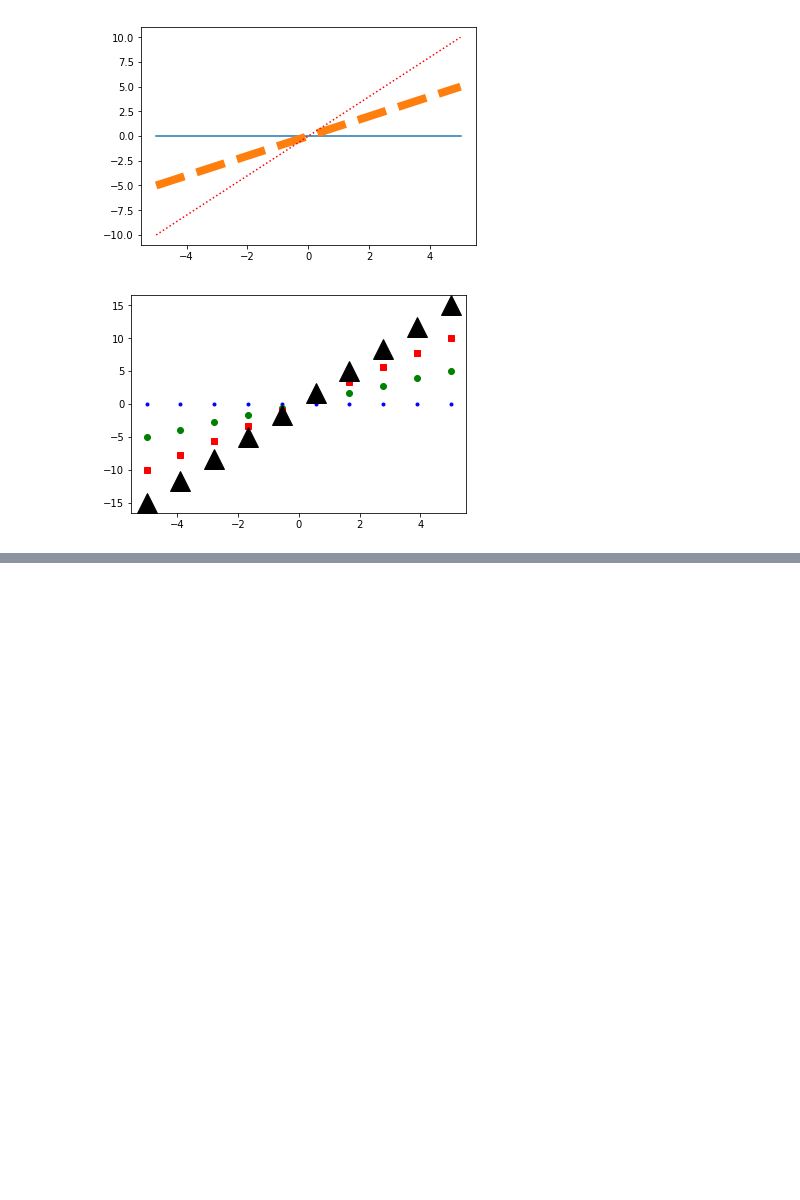
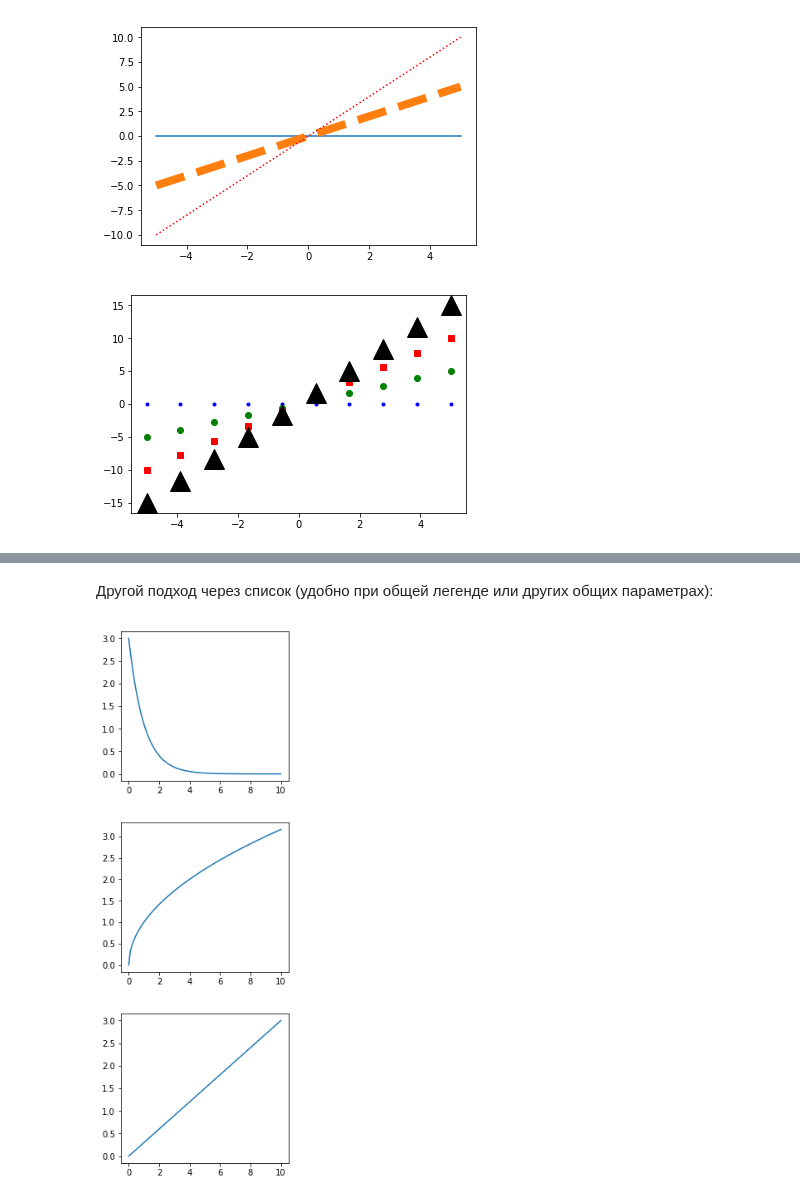
Before and after one commit to yamarus/PyForSci, a Jupyter notebook: source/lectures/theme7.ipynb, the cells around one changed output, grey strips where cells are left out. Drawn from its saved outputs; the diff is of its cells as text; code cells hidden in the pictures; blank space fills up the shorter version.

```diff
--- a/source/lectures/theme7.ipynb
+++ b/source/lectures/theme7.ipynb
@@ -58,0 +92,11 @@ plt.show()
+# %% [markdown]
+Другой подход через список (удобно при общей легенде или других общих параметрах):
+# %%
+fig, (ax1, ax2, ax3) = plt.subplots(nrows=3, ncols=1, figsize=(4, 10))
+ax1.plot(x,y1)
+ax2.plot(x,y2)
+ax3.plot(x,y3)
+fig.tight_layout(pad=3.0) #добавляем отступы
+plt.show()
+# %% [output]
+[figure, added]
```
Also changed, not shown: parts of 13 cells of this notebook.
